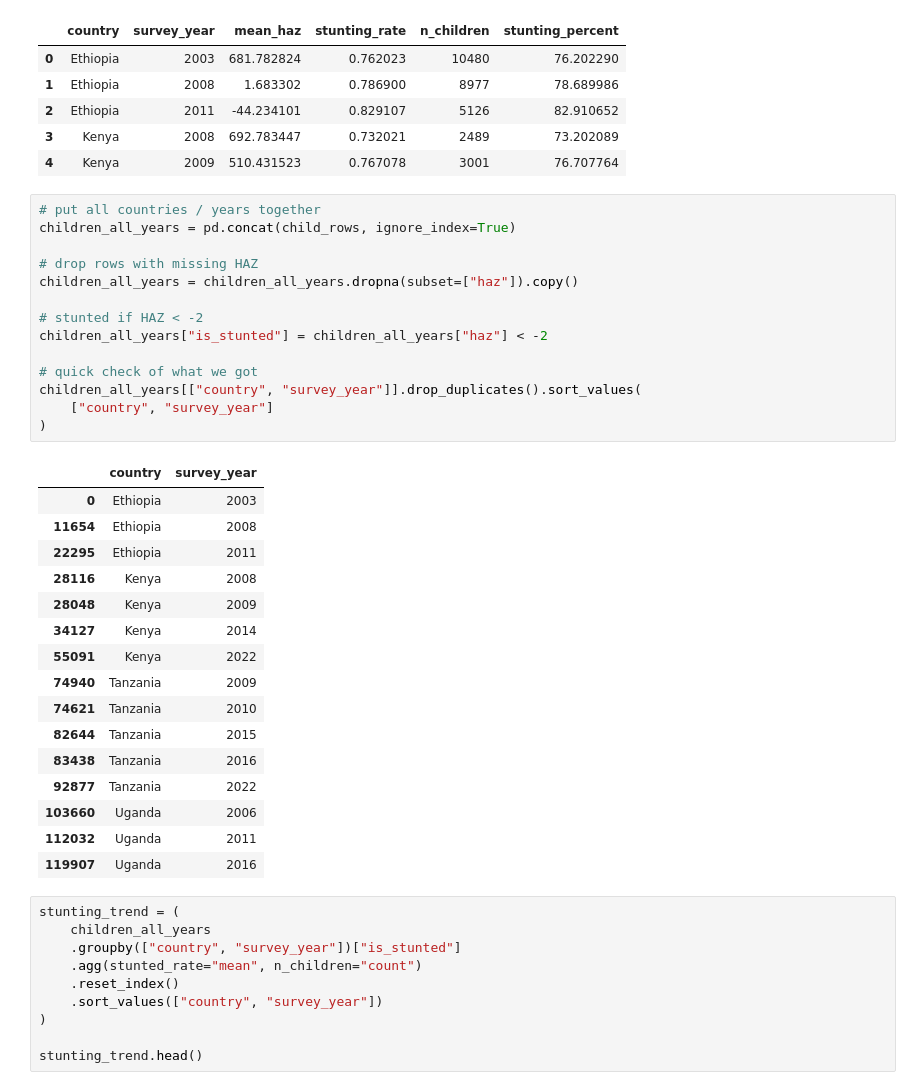
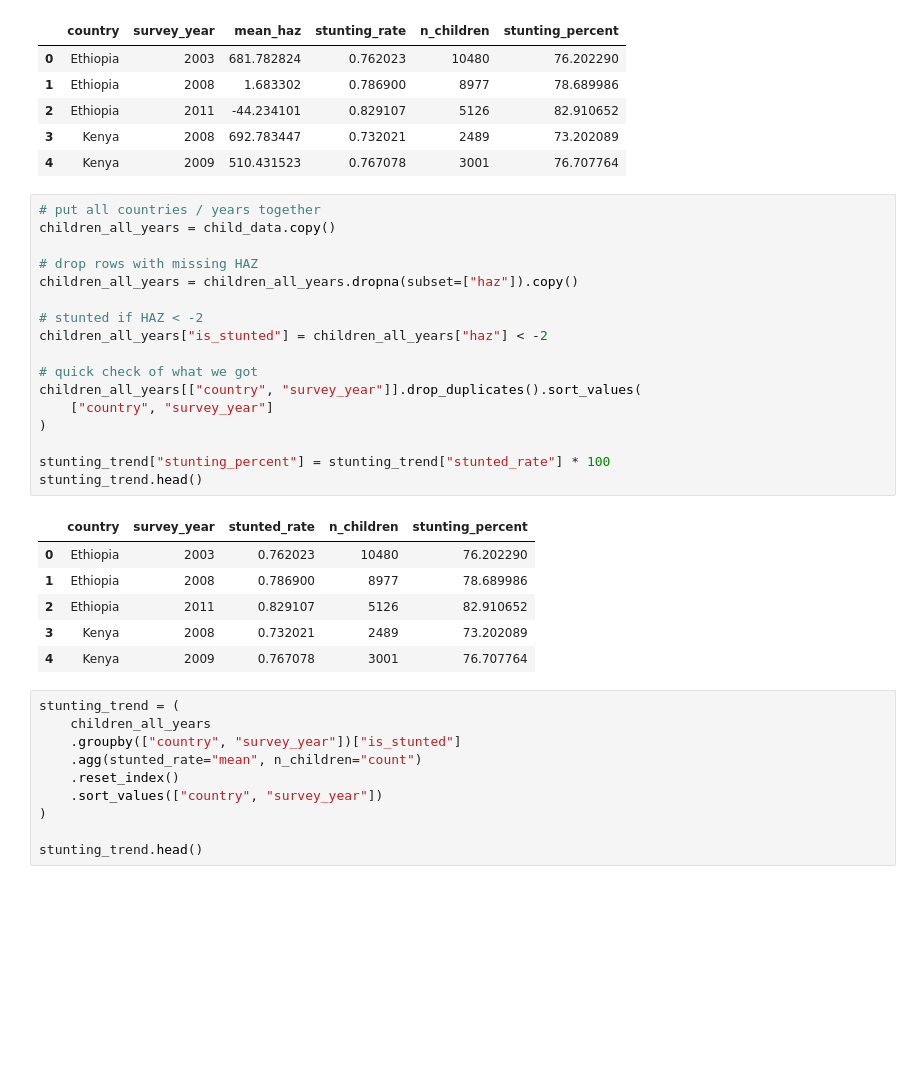
Before and after one commit to venusony/Climate-Malnutrition-EastAfrica, a Jupyter notebook: climate plus region data/Child malnutrition patterns and inequality in East Africa.ipynb, the cells around one changed output. Drawn from its saved outputs; the diff is of its cells as text; blank space fills up the shorter version.

```diff
--- a/climate plus region data/Child malnutrition patterns and inequality in East Africa.ipynb
+++ b/climate plus region data/Child malnutrition patterns and inequality in East Africa.ipynb
@@ -129,35 +129,28 @@ summary.head()
 | 4 | Kenya | 2009 | 510.431523 | 0.767078 | 3001 | 76.707764 |
 # %%
 # put all countries / years together
-children_all_years = pd.concat(child_rows, ignore_index=True)
+children_all_years = child_data.copy()
 
 # drop rows with missing HAZ
 children_all_years = children_all_years.dropna(subset=["haz"]).copy()
 
 # stunted if HAZ < -2
 children_all_years["is_stunted"] = children_all_years["haz"] < -2
 
 # quick check of what we got
 children_all_years[["country", "survey_year"]].drop_duplicates().sort_values(
     ["country", "survey_year"]
 )
+
+stunting_trend["stunting_percent"] = stunting_trend["stunted_rate"] * 100
+stunting_trend.head()
 # %% [output]
-|  | country | survey_year |
-| 0 | Ethiopia | 2003 |
-| 11654 | Ethiopia | 2008 |
-| 22295 | Ethiopia | 2011 |
-| 28116 | Kenya | 2008 |
-| 28048 | Kenya | 2009 |
-| 34127 | Kenya | 2014 |
-| 55091 | Kenya | 2022 |
-| 74940 | Tanzania | 2009 |
-| 74621 | Tanzania | 2010 |
-| 82644 | Tanzania | 2015 |
-| 83438 | Tanzania | 2016 |
-| 92877 | Tanzania | 2022 |
-| 103660 | Uganda | 2006 |
-| 112032 | Uganda | 2011 |
-| 119907 | Uganda | 2016 |
+|  | country | survey_year | stunted_rate | n_children | stunting_percent |
+| 0 | Ethiopia | 2003 | 0.762023 | 10480 | 76.202290 |
+| 1 | Ethiopia | 2008 | 0.786900 | 8977 | 78.689986 |
+| 2 | Ethiopia | 2011 | 0.829107 | 5126 | 82.910652 |
+| 3 | Kenya | 2008 | 0.732021 | 2489 | 73.202089 |
+| 4 | Kenya | 2009 | 0.767078 | 3001 | 76.707764 |
 # %%
 stunting_trend = (
     children_all_years
```
Also changed, not shown: parts of 14 cells of this notebook.
